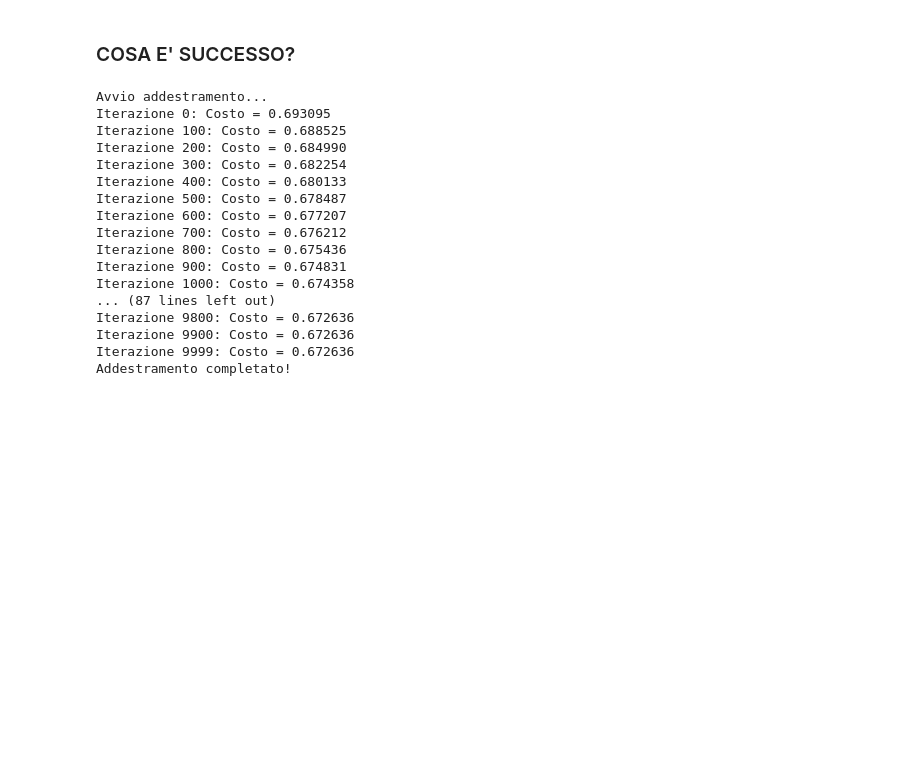
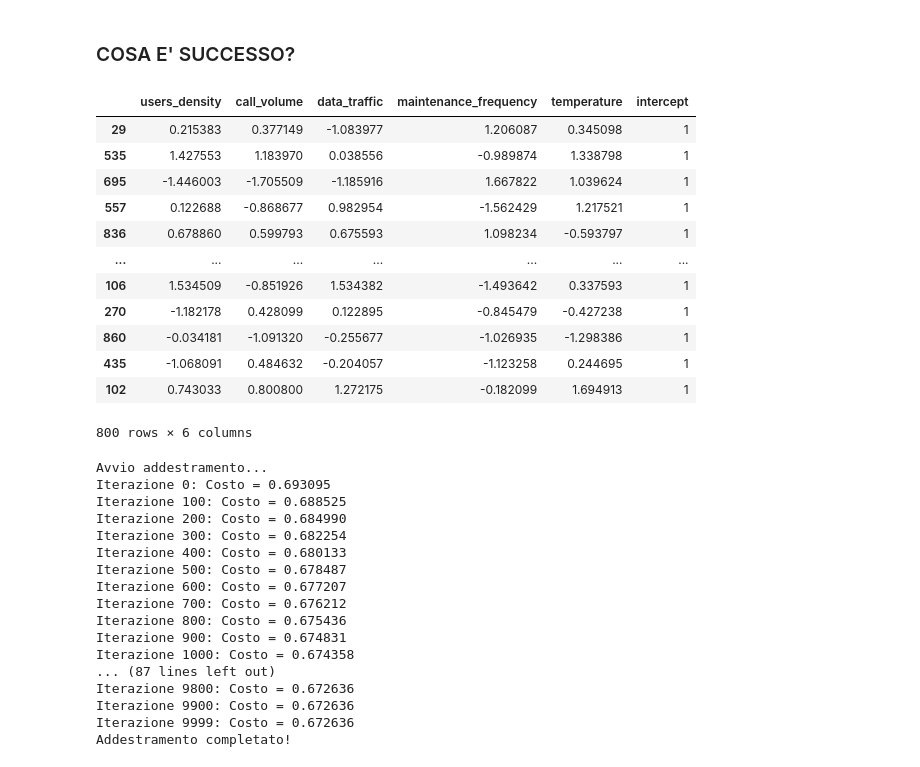
Before and after one commit to lu-ser/ML_Course_2025, a Jupyter notebook: 3_LogisticRegression/excercise.ipynb, the cells around one changed output. Saved outputs shown, nothing was run; the diff lists cells and outputs as text; code cells hidden in the pictures; blank space fills up the shorter version.

```diff
--- a/3_LogisticRegression/excercise.ipynb
+++ b/3_LogisticRegression/excercise.ipynb
@@ -291,6 +307,22 @@ X_normalized_train['intercept'] = 1
 # Sul test set (usando gli stessi parametri):
 X_normalized_test, _, _ = normalize_with_params(X_test, means, stds)
 X_normalized_test['intercept'] = 1
+# %%
+X_normalized_train
+# %% [output]
+|  | users_density | call_volume | data_traffic | maintenance_frequency | temperature | intercept |
+| 29 | 0.215383 | 0.377149 | -1.083977 | 1.206087 | 0.345098 | 1 |
+| 535 | 1.427553 | 1.183970 | 0.038556 | -0.989874 | 1.338798 | 1 |
+| 695 | -1.446003 | -1.705509 | -1.185916 | 1.667822 | 1.039624 | 1 |
+| 557 | 0.122688 | -0.868677 | 0.982954 | -1.562429 | 1.217521 | 1 |
+| 836 | 0.678860 | 0.599793 | 0.675593 | 1.098234 | -0.593797 | 1 |
+| ... | ... | ... | ... | ... | ... | ... |
+| 106 | 1.534509 | -0.851926 | 1.534382 | -1.493642 | 0.337593 | 1 |
+| 270 | -1.182178 | 0.428099 | 0.122895 | -0.845479 | -0.427238 | 1 |
+| 860 | -0.034181 | -1.091320 | -0.255677 | -1.026935 | -1.298386 | 1 |
+| 435 | -1.068091 | 0.484632 | -0.204057 | -1.123258 | 0.244695 | 1 |
+| 102 | 0.743033 | 0.800800 | 1.272175 | -0.182099 | 1.694913 | 1 |
+800 rows × 6 columns
 # %%
 logistic_model = LogisticRegression(learning_rate=0.005, n_iterations=10000)
 logistic_model.fit(X_normalized_train, y_train)
```
Also changed, not shown: parts of 9 cells of this notebook, 3 other files.
